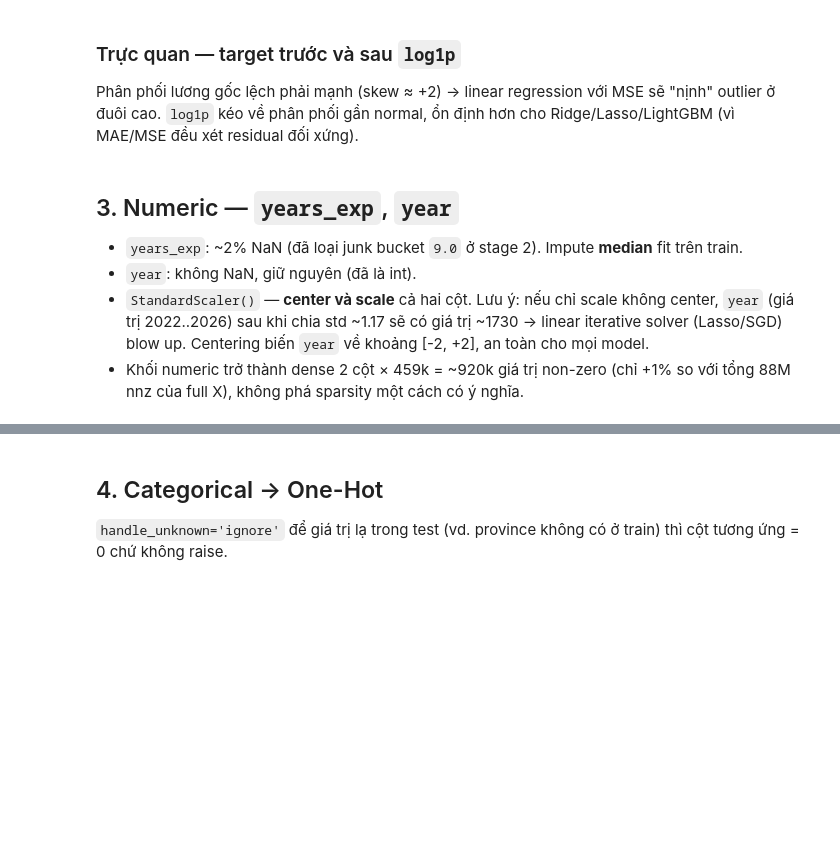
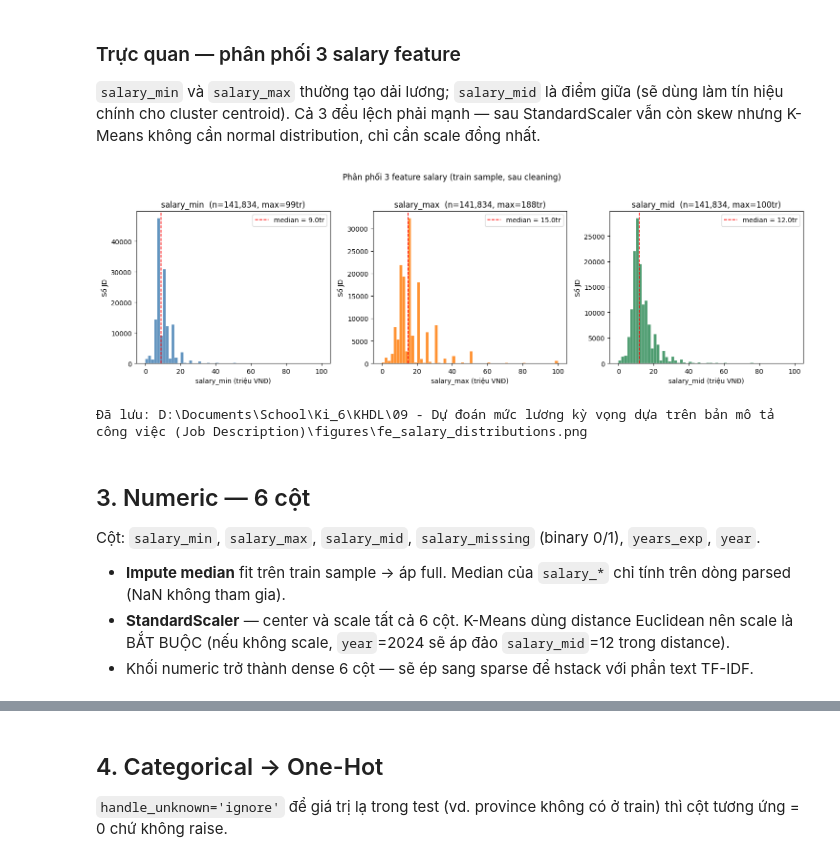
Before and after one commit to anhquan1111/khdl-vietnam-career-clustering, a Jupyter notebook: notebooks/03_Feature_Engineering.ipynb, the cells around one changed output, grey strips where cells are left out. Cells and saved outputs as stored; diff of their text form; code cells hidden in the pictures; blank space fills up the shorter version.

```diff
--- a/notebooks/03_Feature_Engineering.ipynb
+++ b/notebooks/03_Feature_Engineering.ipynb
@@ -27,12 +33,14 @@
 # %%
 from pathlib import Path
 import json
+import sys
 import warnings
 
 import joblib
 import numpy as np
 import pandas as pd
 from scipy import sparse
+from sklearn.decomposition import TruncatedSVD
 from sklearn.feature_extraction.text import TfidfVectorizer
 from sklearn.impute import SimpleImputer
 from sklearn.preprocessing import MultiLabelBinarizer, OneHotEncoder, StandardScaler
@@ -43,8 +51,13 @@ ROOT = Path.cwd().parent
 CLEAN = ROOT / 'clean_data'
 FEATURES = ROOT / 'features'
 FEATURES.mkdir(exist_ok=True)
+FIG_DIR = ROOT / 'figures'
+FIG_DIR.mkdir(exist_ok=True)
 
 RANDOM_STATE = 42
+SAMPLE_SIZE = 150_000           # train sample để fit transformers (full ~1 GB → OOM pandas)
+CHUNK_SIZE = 50_000             # batch size khi transform full train
+SVD_N_COMPONENTS = 100          # số chiều dense sau TruncatedSVD
 
 # Text dài (job_description, requirements, benefits) — unigram, vocab lớn
 TFIDF_PARAMS_LONG = dict(
@@ -57,7 +70,7 @@ TFIDF_PARAMS_LONG = dict(
     strip_accents=None,  # giữ dấu tiếng Việt
 )
 
-# Text ngắn (job_title) — bigram, vocab nhỏ, min_df thấp hơn vì title ngắn
+# Text ngắn (job_title) — bigram, vocab nhỏ
 TFIDF_PARAMS_TITLE = dict(
     max_features=5_000,
     min_df=5,
@@ -68,7 +81,6 @@ TFIDF_PARAMS_TITLE = dict(
     strip_accents=None,
 )
 
-# (col, params) — thứ tự sẽ là thứ tự trong X cuối cùng
 TFIDF_COLS_PARAMS = [
     ('job_title', TFIDF_PARAMS_TITLE),
     ('job_description', TFIDF_PARAMS_LONG),
@@ -78,7 +90,8 @@ TFIDF_COLS_PARAMS = [
 TEXT_COLS = [col for col, _ in TFIDF_COLS_PARAMS]
 
 CAT_COLS = ['province', 'education_level', 'job_type', 'job_position']
-NUM_COLS = ['years_exp', 'year']
+NUM_COLS = ['salary_min', 'salary_max', 'salary_mid', 'salary_missing', 'years_exp', 'year']
 
-print(f"Output: {FEATURES}")
+print(f"Output dir: {FEATURES}")
+print(f"SVD: {SVD_N_COMPONENTS} components")
 # %% [output]
@@ -138,50 +179,43 @@ max         100.00
 # %% [markdown]
-### Trực quan — target trước và sau `log1p`
+### Trực quan — phân phối 3 salary feature
 
-Phân phối lương gốc lệch phải mạnh (skew ≈ +2) → linear regression với MSE sẽ "nịnh" outlier ở đuôi cao. `log1p` kéo về phân phối gần normal, ổn định hơn cho Ridge/Lasso/LightGBM (vì MAE/MSE đều xét residual đối xứng).
+`salary_min` và `salary_max` thường tạo dải lương; `salary_mid` là điểm giữa (sẽ dùng làm tín hiệu chính cho cluster centroid). Cả 3 đều lệch phải mạnh — sau StandardScaler vẫn còn skew nhưng K-Means không cần normal distribution, chỉ cần scale đồng nhất.
 # %%
 import matplotlib.pyplot as plt
-from scipy.stats import skew
 
-FIG_DIR = ROOT / 'figures'
-FIG_DIR.mkdir(exist_ok=True)
 plt.rcParams['figure.dpi'] = 100
 plt.rcParams['font.family'] = 'DejaVu Sans'
 
-y_raw = train['expected_salary'].to_numpy()
+fig, axes = plt.subplots(1, 3, figsize=(15, 4.5))
 
-fig, axes = plt.subplots(1, 2, figsize=(13, 4.5))
+palette = ['steelblue', 'tab:orange', 'seagreen']
+for ax, col, color in zip(axes, ['salary_min', 'salary_max', 'salary_mid'], palette):
+    data = train[col].dropna()
+    ax.hist(data, bins=60, range=(0, 100), color=color, alpha=0.85,
+            edgecolor='white', linewidth=0.3)
+    ax.axvline(data.median(), color='red', linestyle='--', lw=1.2,
+               label=f'median = {data.median():.1f}tr')
+    ax.set_xlabel(f'{col} (triệu VNĐ)')
+    ax.set_ylabel('Số JD')
+    ax.set_title(f'{col}  (n={len(data):,}, max={data.max():.0f}tr)')
+    ax.legend()
 
-ax = axes[0]
-ax.hist(y_raw, bins=80, range=(0, 100), color='steelblue', alpha=0.85, edgecolor='white', linewidth=0.3)
-ax.axvline(np.median(y_raw), color='red', linestyle='--', lw=1, label=f'median = {np.median(y_raw):.1f}tr')
-ax.axvline(np.mean(y_raw), color='orange', linestyle='--', lw=1, label=f'mean = {np.mean(y_raw):.1f}tr')
-ax.set_xlabel('expected_salary (triệu)')
-ax.set_ylabel('Số JD')
-ax.set_title(f'Trước — expected_salary  (skew = {skew(y_raw):+.2f})')
-ax.legend()
-
-ax = axes[1]
-ax.hist(y_train, bins=80, color='seagreen', alpha=0.85, edgecolor='white', linewidth=0.3)
-ax.axvline(np.median(y_train), color='red', linestyle='--', lw=1, label=f'median = {np.median(y_train):.2f}')
-ax.axvline(np.mean(y_train), color='orange', linestyle='--', lw=1, label=f'mean = {np.mean(y_train):.2f}')
-ax.set_xlabel('y = log1p(expected_salary)')
-ax.set_ylabel('Số JD')
-ax.set_title(f'Sau — log1p  (skew = {skew(y_train):+.2f})')
-ax.legend()
-
-plt.suptitle('Target transform — log1p giảm skew từ +2.x về gần 0', y=1.02)
+plt.suptitle('Phân phối 3 feature salary (train sample, sau cleaning)', y=1.02)
 plt.tight_layout()
-plt.savefig(FIG_DIR / 'fe_target_log_transform.png', dpi=120, bbox_inches='tight')
+plt.savefig(FIG_DIR / 'fe_salary_distributions.png', dpi=120, bbox_inches='tight')
 plt.show()
-print(f"Đã lưu: {FIG_DIR / 'fe_target_log_transform.png'}")
+print(f"Đã lưu: {FIG_DIR / 'fe_salary_distributions.png'}")
+# %% [output]
+[figure, added]
+Đã lưu: D:\Documents\School\Ki_6\KHDL\09 - Dự đoán mức lương kỳ vọng dựa trên bản mô tả công việc (Job Description)\figures\fe_salary_distributions.png
 # %% [markdown]
-## 3. Numeric — `years_exp`, `year`
+## 3. Numeric — 6 cột
 
-- `years_exp`: ~2% NaN (đã loại junk bucket `9.0` ở stage 2). Impute **median** fit trên train.
-- `year`: không NaN, giữ nguyên (đã là int).
-- `StandardScaler()` — **center và scale** cả hai cột. Lưu ý: nếu chỉ scale không center, `year` (giá trị 2022..2026) sau khi chia std ~1.17 sẽ có giá trị ~1730 → linear iterative solver (Lasso/SGD) blow up. Centering biến `year` về khoảng [-2, +2], an toàn cho mọi model.
-- Khối numeric trở thành dense 2 cột × 459k = ~920k giá trị non-zero (chỉ +1% so với tổng 88M nnz của full X), không phá sparsity một cách có ý nghĩa.
+Cột: `salary_min`, `salary_max`, `salary_mid`, `salary_missing` (binary 0/1), `years_exp`, `year`.
+
+- **Impute median** fit trên train sample → áp full. Median của `salary_*` chỉ tính trên dòng parsed (NaN không tham gia).
+- **StandardScaler** — center và scale tất cả 6 cột. K-Means dùng distance Euclidean nên scale là BẮT BUỘC (nếu không scale, `year`=2024 sẽ áp đảo `salary_mid`=12 trong distance).
+- Khối numeric trở thành dense 6 cột — sẽ ép sang sparse để hstack với phần text TF-IDF.
 # %%
 num_imputer = SimpleImputer(strategy='median')
 X_num_train = num_imputer.fit_transform(train[NUM_COLS])
```
Also changed, not shown: parts of 26 cells of this notebook, 2 other files.
